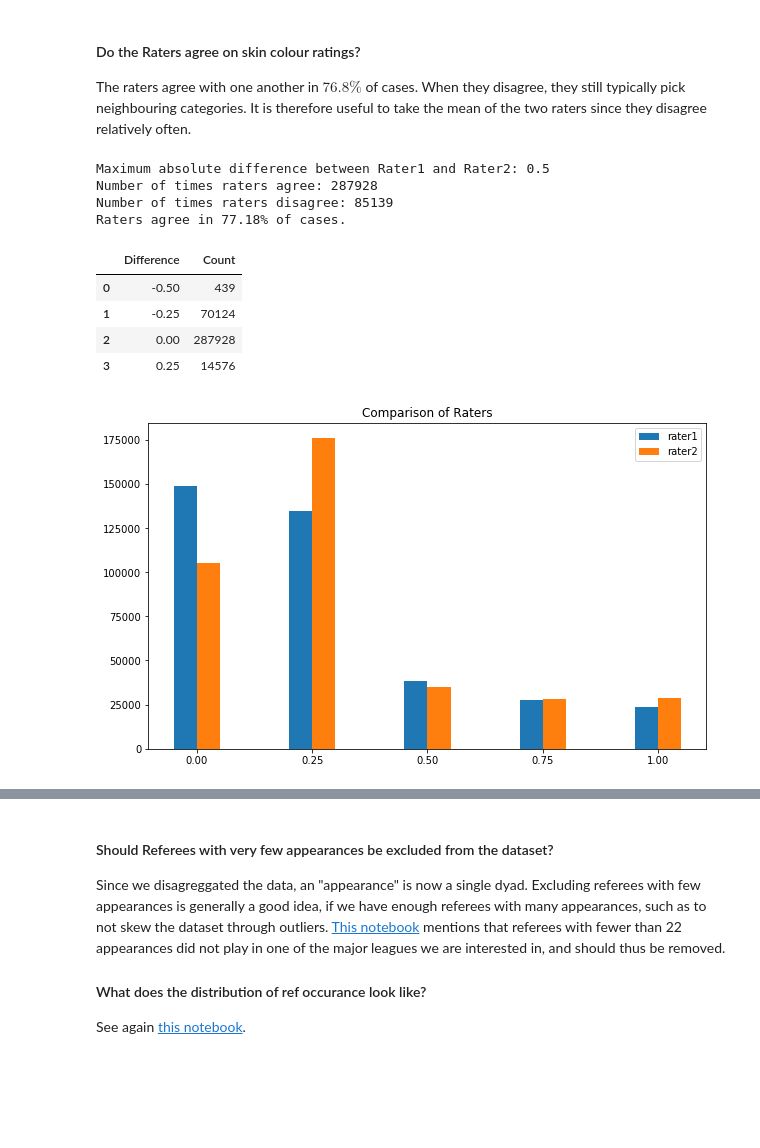
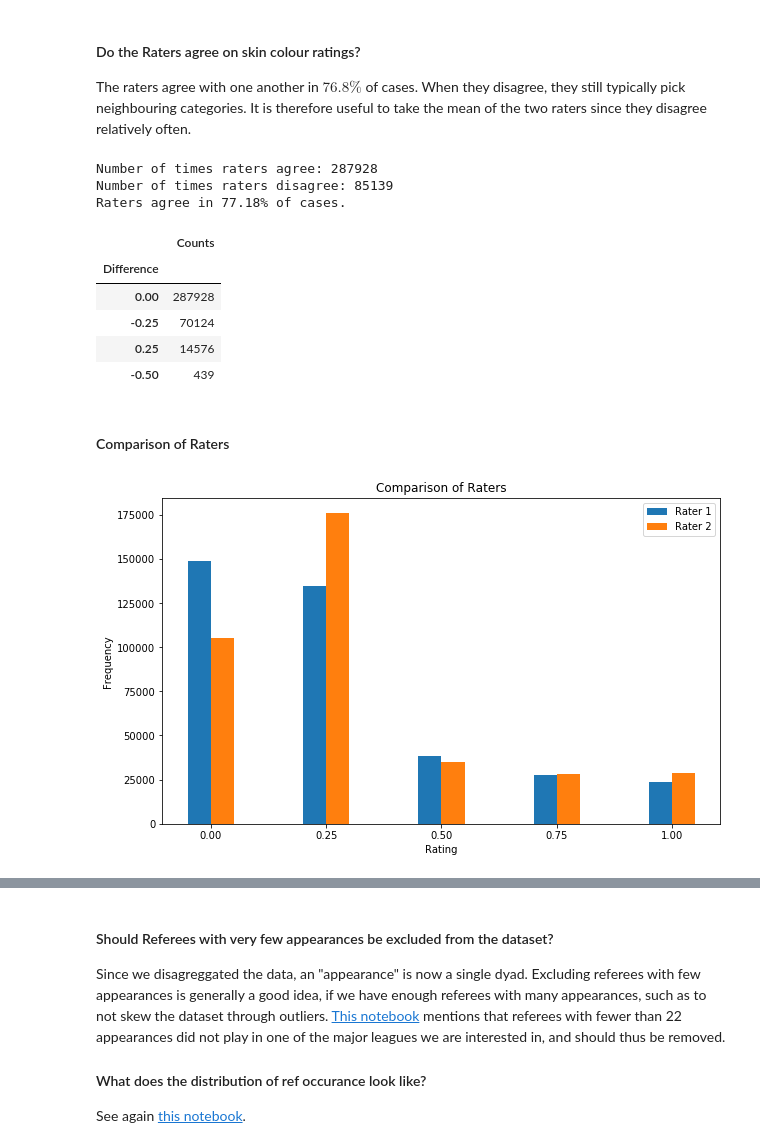
Before and after one commit to LarsKue/FML, a Jupyter notebook: ex04a/red-cards.ipynb, the cells around one changed output, grey strips where cells are left out. Drawn from its saved outputs; the diff is of its cells as text; code cells hidden in the pictures; blank space fills up the shorter version.

```diff
--- a/ex04a/red-cards.ipynb
+++ b/ex04a/red-cards.ipynb
@@ -171,7 +168,7 @@ It is therefore useful to take the mean of the two raters since they disagree re
 rater1 = np.array(dataframe.rater1)
 rater2 = np.array(dataframe.rater2)
 
-# remove nan values. Here, it is important to remove associated games from both raters
+# remove nan values. Here, it is important to remove associated dyads from both raters
 mask1 = ~np.isnan(rater1)
 mask2 = ~np.isnan(rater2)
 mask = mask1 & mask2
@@ -180,41 +177,45 @@ rater2 = rater2[mask]
 
 nagree = np.sum(rater1 == rater2)
 diff = rater1 - rater2
-print(f"Maximum absolute difference between Rater1 and Rater2: {np.max(np.abs(diff))}")
+
 print(f"Number of times raters agree: {nagree}")
 print(f"Number of times raters disagree: {len(diff) - nagree}")
 print(f"Raters agree in {100 * nagree / len(diff):.2f}% of cases.")
 
-u = np.unique(diff, return_counts=True)
+_df = pd.DataFrame(pd.Series(diff).value_counts(), columns=["Counts"])
+_df.index.name = "Difference"
 
-cols = ["Difference", "Count"]
-
-pd.DataFrame(dict(zip(cols, u)))
+_df
 # %% [output]
-Maximum absolute difference between Rater1 and Rater2: 0.5
 Number of times raters agree: 287928
 Number of times raters disagree: 85139
 Raters agree in 77.18% of cases.
-|  | Difference | Count |
-| 0 | -0.50 | 439 |
-| 1 | -0.25 | 70124 |
-| 2 | 0.00 | 287928 |
-| 3 | 0.25 | 14576 |
+|  | Counts |
+| Difference |  |
+| 0.00 | 287928 |
+| -0.25 | 70124 |
+| 0.25 | 14576 |
+| -0.50 | 439 |
+# %% [markdown]
+#### Comparison of Raters
 # %%
-# bar charts are slow (because they need np.unique counts), so we will use a hack to generate something equivalent
+# bar charts are slow (because they need np.unique counts),
+# so we will use a hack to generate something equivalent
 values = np.array([0.0, 0.25, 0.50, 0.75, 1.0])
+width = 0.05
 epsilon = 0.000001
-width = 0.05
 
 bins1 = np.array(list(zip(values - width, values + epsilon))).flatten()
 bins2 = np.array(list(zip(values - epsilon, values + width))).flatten()
 
 plt.figure(figsize=(10, 6))
-plt.hist(dataframe.rater1, bins=bins1, label="rater1")
-plt.hist(dataframe.rater2, bins=bins2, label="rater2")
+plt.hist(dataframe.rater1, bins=bins1, label="Rater 1")
+plt.hist(dataframe.rater2, bins=bins2, label="Rater 2")
 plt.xticks(values)
+plt.xlabel("Rating")
+plt.ylabel("Frequency")
 plt.legend()
 plt.title("Comparison of Raters")
 plt.show()
 # %% [output]
-[figure, old version]
+[figure, new version]
```
Also changed, not shown: parts of 10 cells of this notebook.
